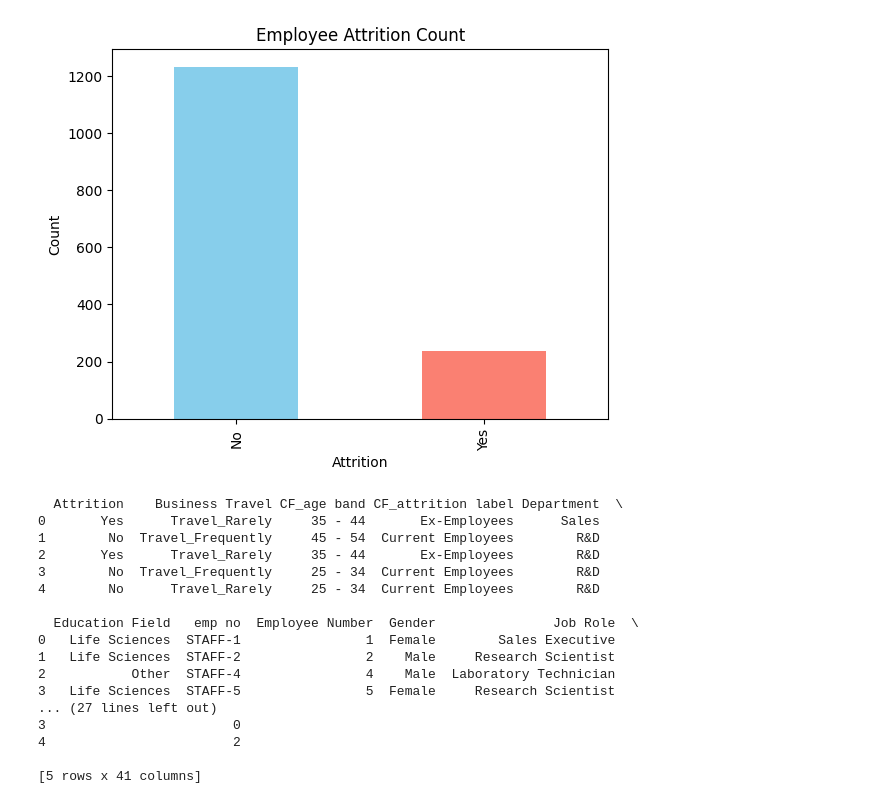
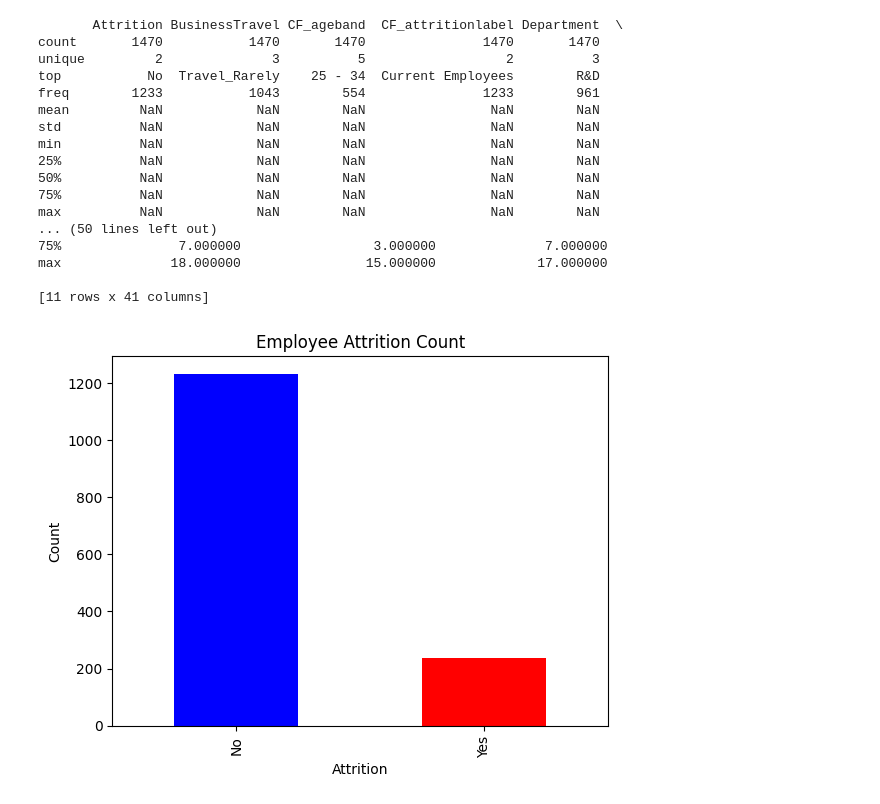
Before and after one commit to 00RahulGattu00/employee_attrition_analysis, a Jupyter notebook: emyployee_analysis.ipynb, the cells around one changed output. Cells and saved outputs as stored; diff of their text form; code cells hidden in the pictures.

```diff
--- a/emyployee_analysis.ipynb
+++ b/emyployee_analysis.ipynb
@@ -53,0 +7,3 @@ max                   17.000000
+# %%
+# Remove spaces and standardize column names
+df.columns = df.columns.str.strip().str.replace(' ', '')
@@ -54,29 +51,28 @@ max                   17.000000
+# %%
+print(df.describe(include='all'))
+# %% [output]
+       Attrition BusinessTravel CF_ageband  CF_attritionlabel Department  \
+count       1470           1470       1470               1470       1470
+unique         2              3          5                  2          3
+top           No  Travel_Rarely    25 - 34  Current Employees        R&D
+freq        1233           1043        554               1233        961
+mean         NaN            NaN        NaN                NaN        NaN
+std          NaN            NaN        NaN                NaN        NaN
+min          NaN            NaN        NaN                NaN        NaN
+25%          NaN            NaN        NaN                NaN        NaN
+50%          NaN            NaN        NaN                NaN        NaN
+75%          NaN            NaN        NaN                NaN        NaN
+max          NaN            NaN        NaN                NaN        NaN
+... (50 lines left out)
+75%               7.000000                 3.000000              7.000000
+max              18.000000                15.000000             17.000000
+
+[11 rows x 41 columns]
 # %%
-import matplotlib.pyplot as plt
-
-df['Attrition'].value_counts().plot(kind='bar', color=['skyblue', 'salmon'])
+df['Attrition'].value_counts().plot(kind='bar', color=['blue', 'red'])
 plt.title('Employee Attrition Count')
 plt.xlabel('Attrition')
 plt.ylabel('Count')
 plt.show()
-df = pd.read_csv('HR Data.xlsx - HR data.csv')
-print(df.head())
 # %% [output]
-[figure, old version]
+[figure, new version]
-  Attrition    Business Travel CF_age band CF_attrition label Department  \
-0       Yes      Travel_Rarely     35 - 44       Ex-Employees      Sales
-1        No  Travel_Frequently     45 - 54  Current Employees        R&D
-2       Yes      Travel_Rarely     35 - 44       Ex-Employees        R&D
-3        No  Travel_Frequently     25 - 34  Current Employees        R&D
-4        No      Travel_Rarely     25 - 34  Current Employees        R&D
-
-  Education Field   emp no  Employee Number  Gender               Job Role  \
-0   Life Sciences  STAFF-1                1  Female        Sales Executive
-1   Life Sciences  STAFF-2                2    Male     Research Scientist
-2           Other  STAFF-4                4    Male  Laboratory Technician
-3   Life Sciences  STAFF-5                5  Female     Research Scientist
-... (27 lines left out)
-3                        0
-4                        2
-
-[5 rows x 41 columns]
```
Also changed, not shown: parts of 10 cells of this notebook.
